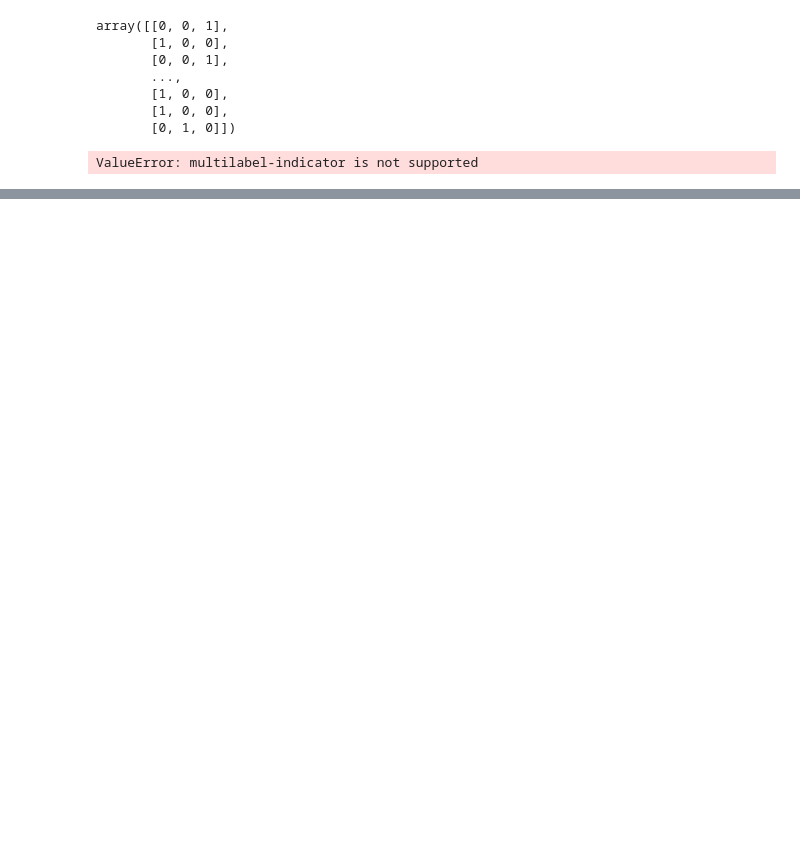
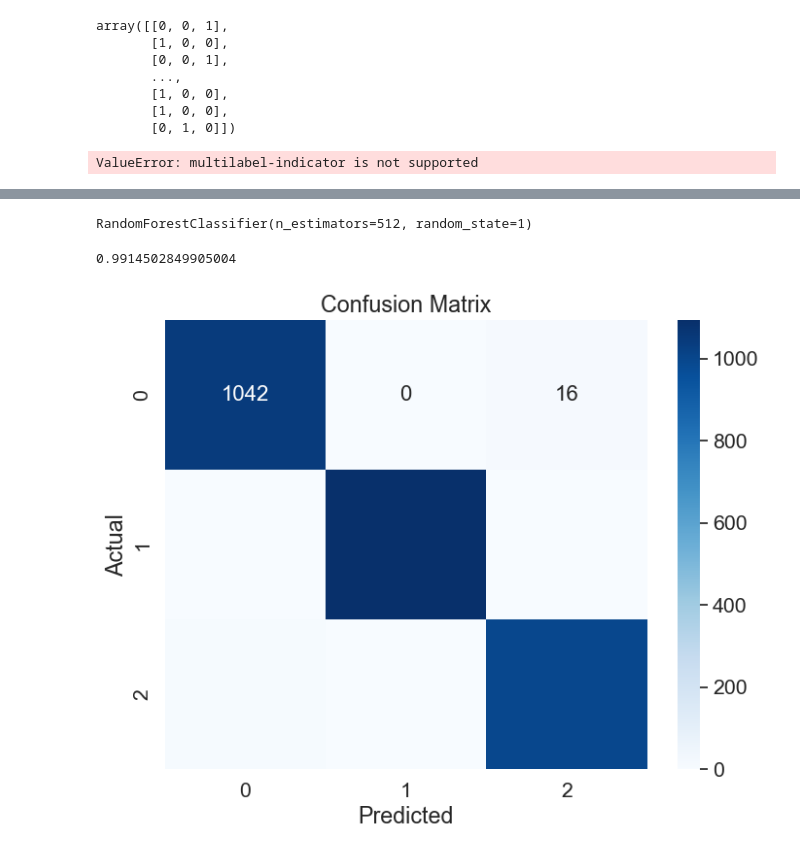
Before and after one commit to johan-preus/ml-project-2, a Jupyter notebook: nursery-random-forest.ipynb, the cells around one changed output, grey strips where cells are left out. Saved outputs shown, nothing was run; the diff lists cells and outputs as text; code cells hidden in the pictures; blank space fills up the shorter version.

Commit message:
added confusion matrix

```diff
--- a/nursery-random-forest.ipynb
+++ b/nursery-random-forest.ipynb
@@ -274,3 +316,9 @@ array([[0, 0, 1],
 print("Confusion Matrix:\n", confusion_matrix(y_test, y_pred))
 # %% [output]
 ValueError: multilabel-indicator is not supported
+# %%
+y = df['target']
+indices = (y == 'very_recom') | (y == 'recommend')
+y = y.drop(y[indices].index)
+y = y.replace({'priority': 0, 'not_recom': 1, 'spec_prior': 2})
+y
@@ -276,0 +338,23 @@ ValueError: multilabel-indicator is not supported
+# %%
+X_train, X_test, y_train, y_test = train_test_split(X, y, random_state=1)
+# %%
+model = RandomForestClassifier(random_state=1, n_estimators=512)
+model.fit(X_train, y_train)
+# %% [output]
+RandomForestClassifier(n_estimators=512, random_state=1)
+# %%
+model.score(X_test, y_test)
+# %% [output]
+0.9914502849905004
+# %%
+y_pred = model.predict(X_test)
+# %%
+plt.figure(figsize=(8, 6))
+sns.set(font_scale=1.4)
+sns.heatmap(confusion_matrix(y_test, y_pred), annot=True, fmt='d', cmap='Blues', annot_kws={"size": 16})
+plt.xlabel('Predicted')
+plt.ylabel('Actual')
+plt.title('Confusion Matrix')
+plt.show()
+# %% [output]
+[figure, added]
```
Also changed, not shown: parts of 9 cells of this notebook.
